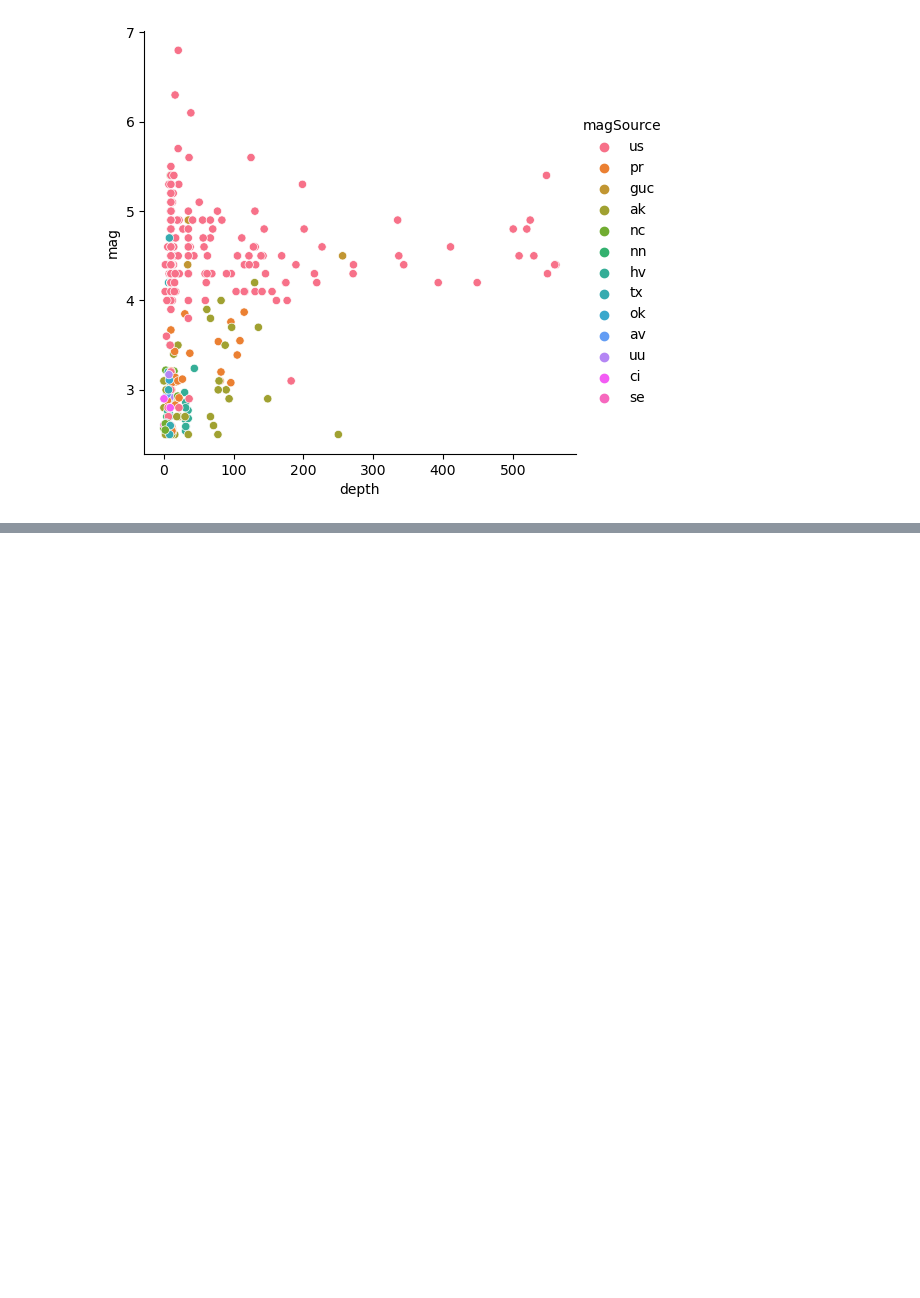
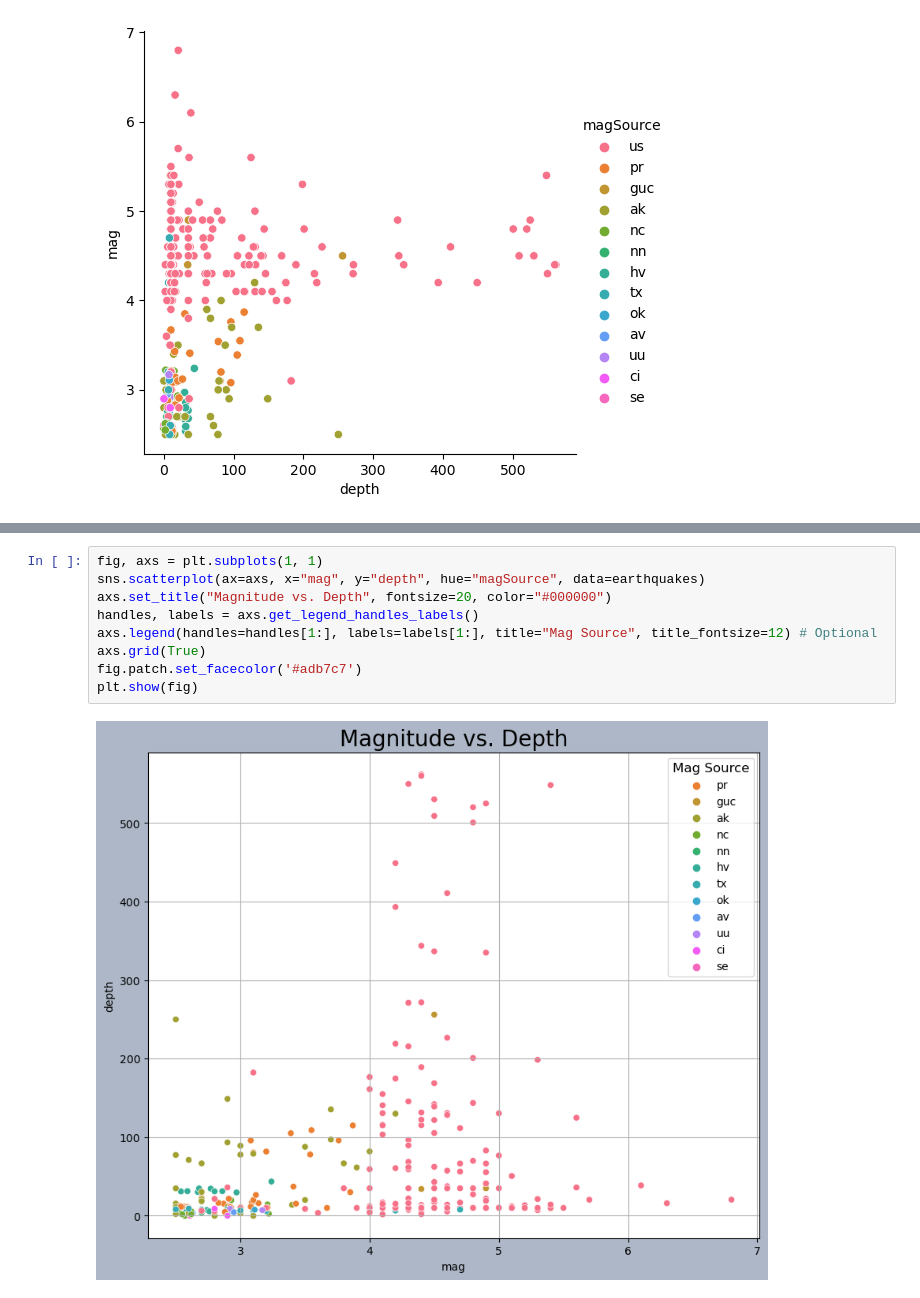
Before and after one commit to mfbenitezp/PY4SA_Course, a Jupyter notebook: Python_DataViz.ipynb, the cells around one changed output, grey strips where cells are left out. Cells and saved outputs as stored; diff of their text form; blank space fills up the shorter version.

```diff
--- a/Python_DataViz.ipynb
+++ b/Python_DataViz.ipynb
@@ -215,0 +238,11 @@ sns.relplot(x="depth", y="mag", style="magSource", data=earthquakes)
+# %%
+fig, axs = plt.subplots(1, 1)
+sns.scatterplot(ax=axs, x="mag", y="depth", hue="magSource", data=earthquakes)
+axs.set_title("Magnitude vs. Depth", fontsize=20, color="#000000")
+handles, labels = axs.get_legend_handles_labels()
+axs.legend(handles=handles[1:], labels=labels[1:], title="Mag Source", title_fontsize=12) # Optional
+axs.grid(True)
+fig.patch.set_facecolor('#adb7c7')
+plt.show(fig)
+# %% [output]
+[figure, added]
```
Also changed, not shown: parts of 20 cells of this notebook, 2 other files.
